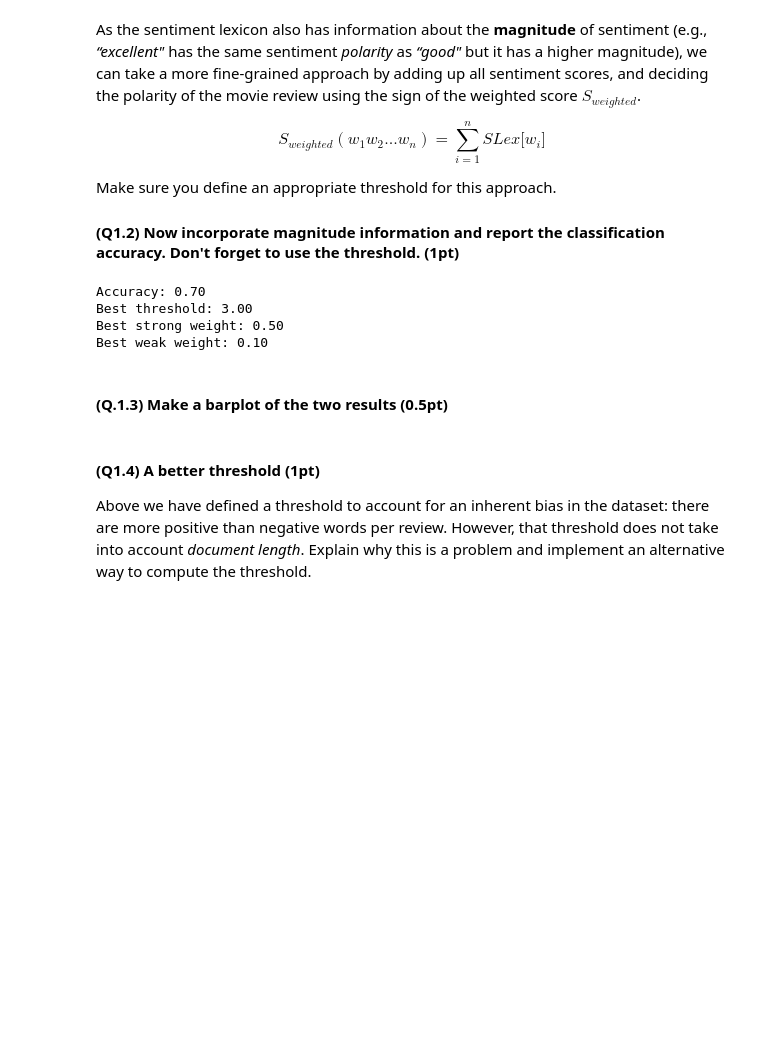
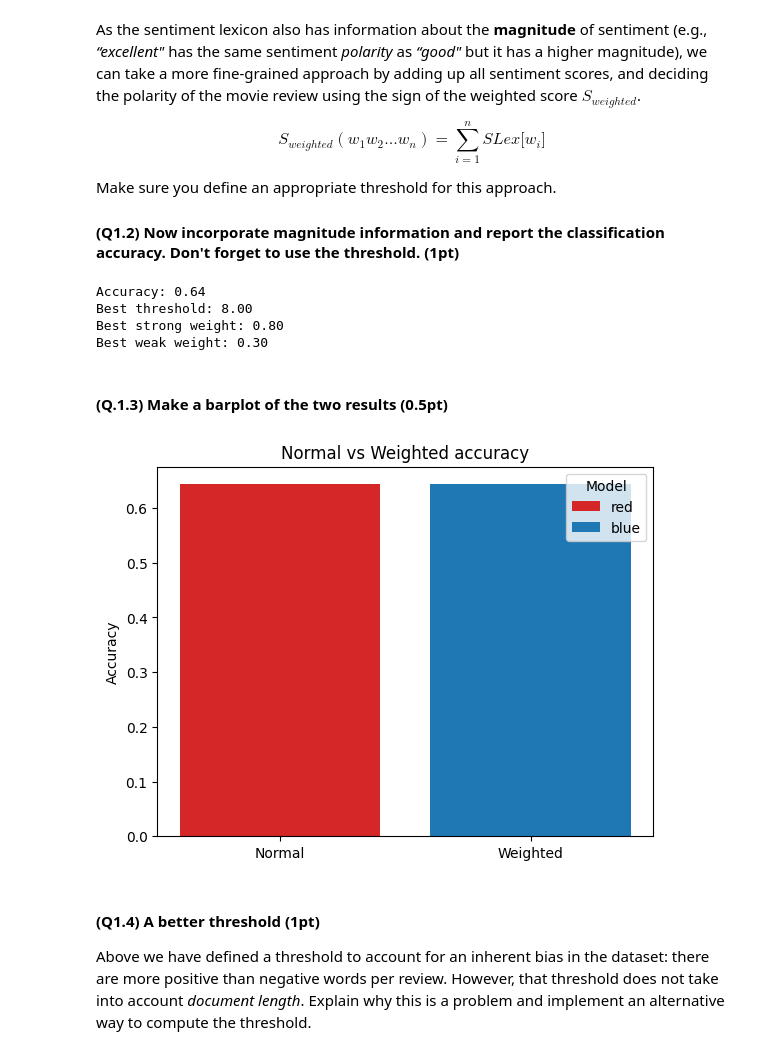
Before and after one commit to dqmis/nlp1, a Jupyter notebook: NLP1_2023_Practical_1.ipynb, the cells around one changed output. Cells and saved outputs as stored; diff of their text form; code cells hidden in the pictures; blank space fills up the shorter version.

```diff
--- a/NLP1_2023_Practical_1.ipynb
+++ b/NLP1_2023_Practical_1.ipynb
@@ -236,4 +185,8 @@ $$
 $$
 # %% [markdown]
 #### (Q1.1) Implement this approach and report its classification accuracy. (1 pt)
+# %%
+# Getting full dataset
+
+X, Y, _, _ = dataset.train_test_split((-1, -1))
 # %%
@@ -328,28 +290,39 @@ best_weak_weight = 0
 
 for strong_weight in np.arange(0.3, 1.1, 0.1):
     for weak_weight in np.arange(0.1, 0.8, 0.1):
-        model = LexiconPredictorWithWeight(strong_token_weight=strong_weight, weak_token_weight=weak_weight)
+        model = LexiconPredictorWithWeight(
+            strong_token_weight=strong_weight, weak_token_weight=weak_weight
+        )
         for threshold in range(0, 10):
             token_results = [model.predict(x, threshold=threshold) for x in X]
-            token_accuracy = sum([1 if token_results[i] == Y[i] else 0 for i in range(len(token_results))]) / len(token_results)
+            token_accuracy = sum(
+                [
+                    1 if token_results[i] == Y[i] else 0
+                    for i in range(len(token_results))
+                ]
+            ) / len(token_results)
             if token_accuracy > best_accuracy:
                 best_accuracy = token_accuracy
                 best_threshold = threshold
                 best_strong_weight = strong_weight
                 best_weak_weight = weak_weight
 
-model = LexiconPredictorWithWeight(strong_token_weight=best_strong_weight, weak_token_weight=best_weak_weight)
-token_results = [model.predict(x, threshold=best_threshold) for x in X]
-token_accuracy = sum([1 if token_results[i] == Y[i] else 0 for i in range(len(token_results))]) / len(token_results)
+model = LexiconPredictorWithWeight(
+    strong_token_weight=best_strong_weight, weak_token_weight=best_weak_weight
+)
+magnitude_results = [model.predict(x, threshold=best_threshold) for x in X]
+magnitude_accuracy = sum(
+    [1 if token_results[i] == Y[i] else 0 for i in range(len(token_results))]
+) / len(token_results)
 
-print("Accuracy: %0.2f" % token_accuracy)
+print("Accuracy: %0.2f" % magnitude_accuracy)
 print("Best threshold: %0.2f" % best_threshold)
 print("Best strong weight: %0.2f" % best_strong_weight)
 print("Best weak weight: %0.2f" % best_weak_weight)
 # %% [output]
-Accuracy: 0.70
-Best threshold: 3.00
-Best strong weight: 0.50
-Best weak weight: 0.10
+Accuracy: 0.64
+Best threshold: 8.00
+Best strong weight: 0.80
+Best weak weight: 0.30
 # %% [markdown]
 #### (Q.1.3) Make a barplot of the two results (0.5pt)
@@ -358,3 +329,23 @@ Best weak weight: 0.10
+# %%
+# YOUR CODE HERE
+import matplotlib.pyplot as plt
+
+fig, ax = plt.subplots()
+
+names = ["Normal", "Weighted"]
+counts = [token_accuracy, magnitude_accuracy]
+bar_labels = ["red", "blue"]
+bar_colors = ["tab:red", "tab:blue"]
+
+ax.bar(names, counts, label=bar_labels, color=bar_colors)
+
+ax.set_ylabel("Accuracy")
+ax.set_title("Normal vs Weighted accuracy")
+ax.legend(title="Model")
+
+plt.show()
+# %% [output]
+[figure, added]
 # %% [markdown]
 #### (Q1.4) A better threshold (1pt)
 Above we have defined a threshold to account for an inherent bias in the dataset: there are more positive than negative words per review.
```
Also changed, not shown: parts of 72 cells of this notebook.
